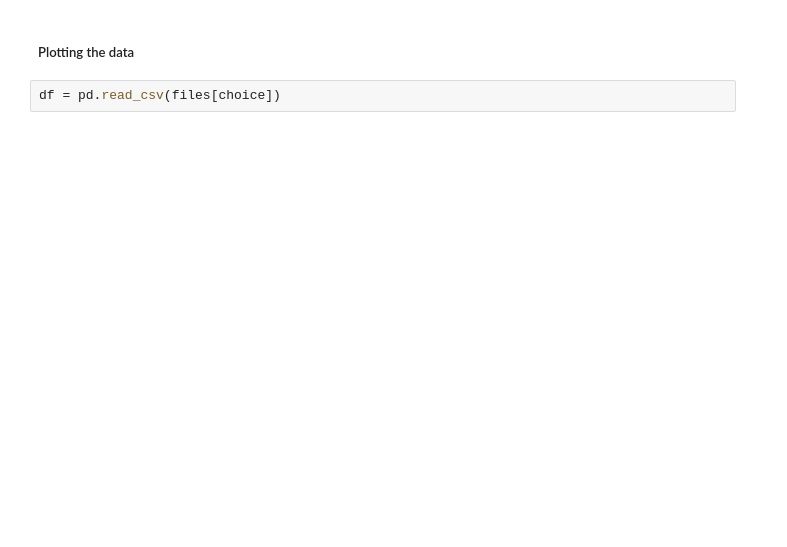
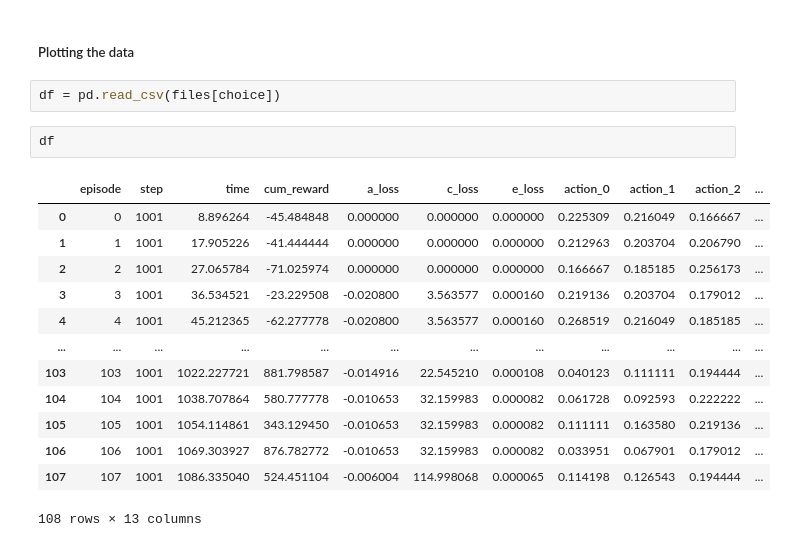
Before and after one commit to Rheyles/from-a-to-b-with-rl, a Jupyter notebook: notebooks/logs_carrace_ppo.ipynb, the cells around one changed output. Saved outputs shown, nothing was run; the diff lists cells and outputs as text; blank space fills up the shorter version.

```diff
--- a/notebooks/logs_carrace_ppo.ipynb
+++ b/notebooks/logs_carrace_ppo.ipynb
@@ -59,4 +55,20 @@ Hyperparameters
 ##### Plotting the data
 # %%
 df = pd.read_csv(files[choice])
+# %%
+df
+# %% [output]
+|  | episode | step | time | cum_reward | a_loss | c_loss | e_loss | action_0 | action_1 | action_2 | ... |
+| 0 | 0 | 1001 | 8.896264 | -45.484848 | 0.000000 | 0.000000 | 0.000000 | 0.225309 | 0.216049 | 0.166667 | ... |
+| 1 | 1 | 1001 | 17.905226 | -41.444444 | 0.000000 | 0.000000 | 0.000000 | 0.212963 | 0.203704 | 0.206790 | ... |
+| 2 | 2 | 1001 | 27.065784 | -71.025974 | 0.000000 | 0.000000 | 0.000000 | 0.166667 | 0.185185 | 0.256173 | ... |
+| 3 | 3 | 1001 | 36.534521 | -23.229508 | -0.020800 | 3.563577 | 0.000160 | 0.219136 | 0.203704 | 0.179012 | ... |
+| 4 | 4 | 1001 | 45.212365 | -62.277778 | -0.020800 | 3.563577 | 0.000160 | 0.268519 | 0.216049 | 0.185185 | ... |
+| ... | ... | ... | ... | ... | ... | ... | ... | ... | ... | ... | ... |
+| 103 | 103 | 1001 | 1022.227721 | 881.798587 | -0.014916 | 22.545210 | 0.000108 | 0.040123 | 0.111111 | 0.194444 | ... |
+| 104 | 104 | 1001 | 1038.707864 | 580.777778 | -0.010653 | 32.159983 | 0.000082 | 0.061728 | 0.092593 | 0.222222 | ... |
+| 105 | 105 | 1001 | 1054.114861 | 343.129450 | -0.010653 | 32.159983 | 0.000082 | 0.111111 | 0.163580 | 0.219136 | ... |
+| 106 | 106 | 1001 | 1069.303927 | 876.782772 | -0.010653 | 32.159983 | 0.000082 | 0.033951 | 0.067901 | 0.179012 | ... |
+| 107 | 107 | 1001 | 1086.335040 | 524.451104 | -0.006004 | 114.998068 | 0.000065 | 0.114198 | 0.126543 | 0.194444 | ... |
+108 rows × 13 columns
 # %%
```
Also changed, not shown: parts of 6 cells of this notebook, 4 other files.
